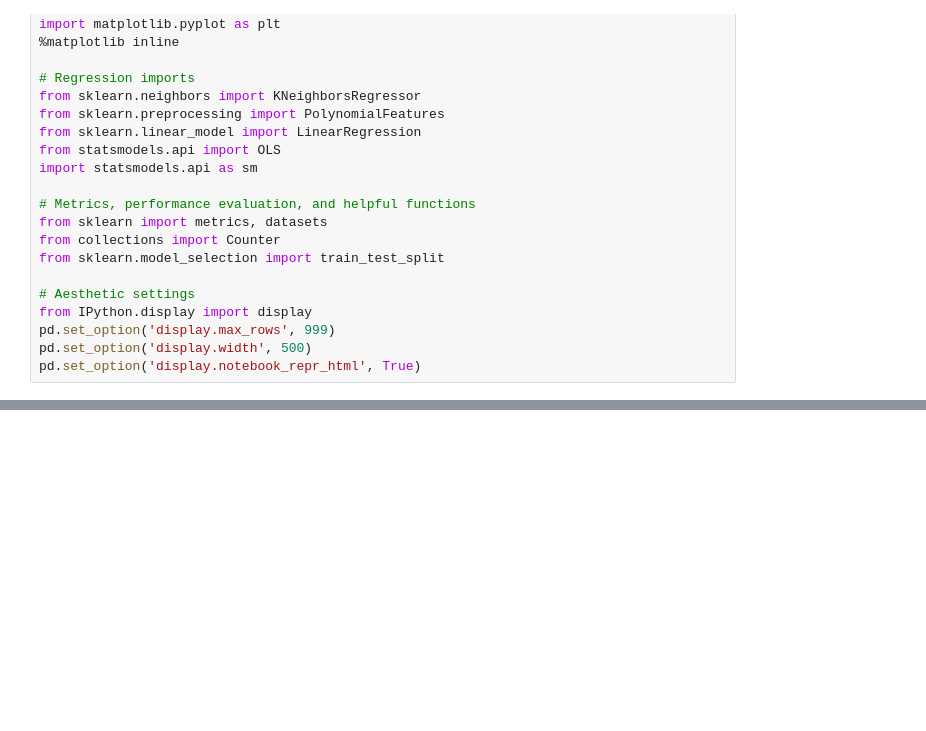
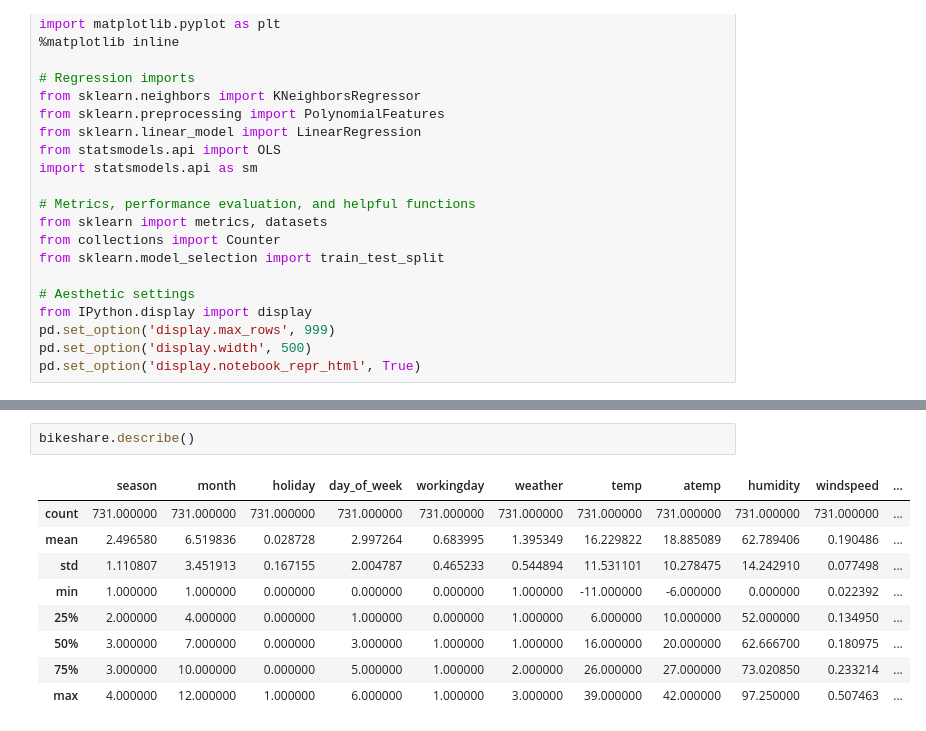
Before and after one commit to crdcamp/lin-reg-application, a Jupyter notebook: references/2_lin_reg_knn_reg_and_inference.ipynb, the cells around one changed output, grey strips where cells are left out. Saved outputs shown, nothing was run; the diff lists cells and outputs as text; blank space fills up the shorter version.

```diff
--- a/references/2_lin_reg_knn_reg_and_inference.ipynb
+++ b/references/2_lin_reg_knn_reg_and_inference.ipynb
@@ -149,0 +181,12 @@ The specific task is to build a regression model for a bike share system that ca
+# %%
+bikeshare.describe()
+# %% [output]
+|  | season | month | holiday | day_of_week | workingday | weather | temp | atemp | humidity | windspeed | ... |
+| count | 731.000000 | 731.000000 | 731.000000 | 731.000000 | 731.000000 | 731.000000 | 731.000000 | 731.000000 | 731.000000 | 731.000000 | ... |
+| mean | 2.496580 | 6.519836 | 0.028728 | 2.997264 | 0.683995 | 1.395349 | 16.229822 | 18.885089 | 62.789406 | 0.190486 | ... |
+| std | 1.110807 | 3.451913 | 0.167155 | 2.004787 | 0.465233 | 0.544894 | 11.531101 | 10.278475 | 14.242910 | 0.077498 | ... |
+| min | 1.000000 | 1.000000 | 0.000000 | 0.000000 | 0.000000 | 1.000000 | -11.000000 | -6.000000 | 0.000000 | 0.022392 | ... |
+| 25% | 2.000000 | 4.000000 | 0.000000 | 1.000000 | 0.000000 | 1.000000 | 6.000000 | 10.000000 | 52.000000 | 0.134950 | ... |
+| 50% | 3.000000 | 7.000000 | 0.000000 | 3.000000 | 1.000000 | 1.000000 | 16.000000 | 20.000000 | 62.666700 | 0.180975 | ... |
+| 75% | 3.000000 | 10.000000 | 0.000000 | 5.000000 | 1.000000 | 2.000000 | 26.000000 | 27.000000 | 73.020850 | 0.233214 | ... |
+| max | 4.000000 | 12.000000 | 1.000000 | 6.000000 | 1.000000 | 3.000000 | 39.000000 | 42.000000 | 97.250000 | 0.507463 | ... |
```
Also changed, not shown: parts of 4 cells of this notebook.
